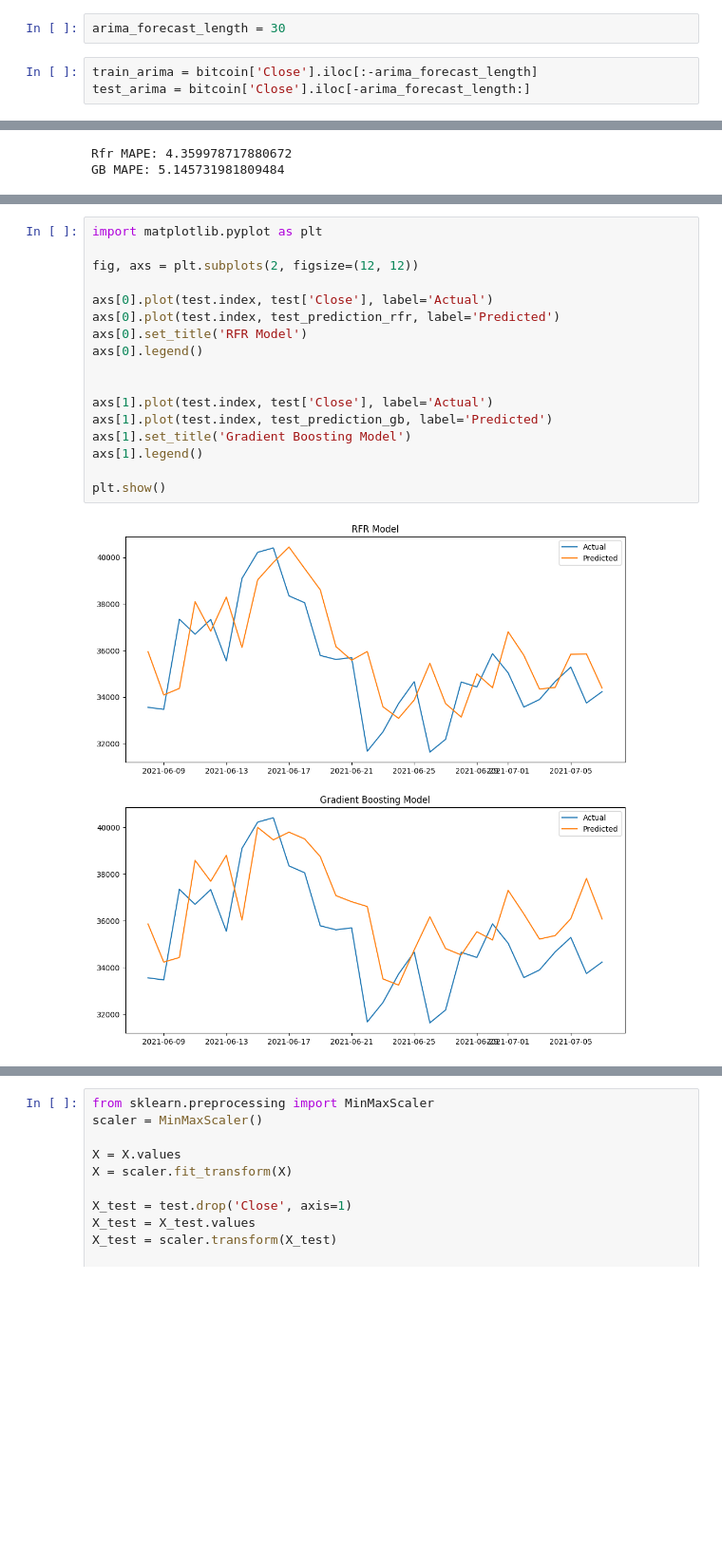
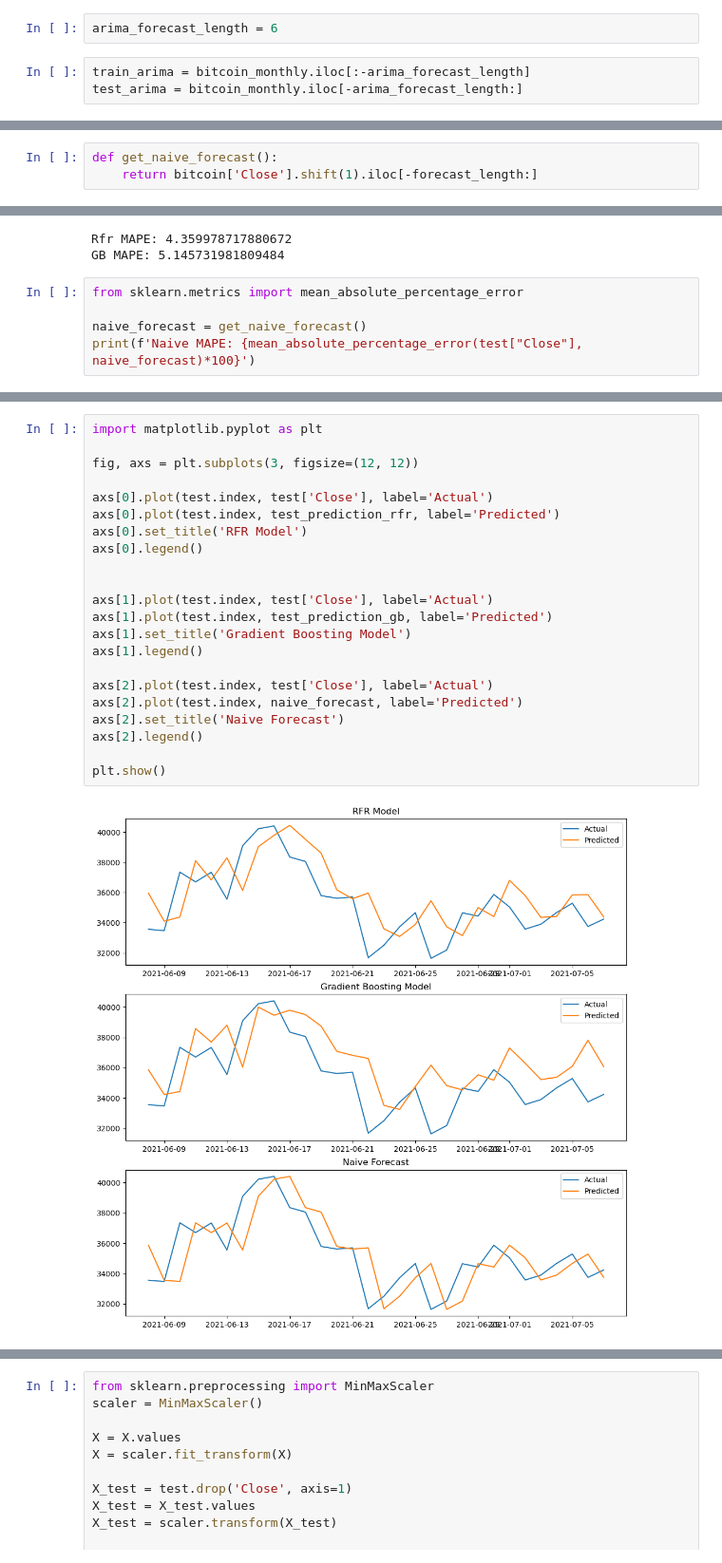
Before and after one commit to LethalDriver/Time-Series-Analysis-Lab, a Jupyter notebook: project_crypto.ipynb, the cells around one changed output, grey strips where cells are left out. Shown at 95% size. Saved outputs shown, nothing was run; the diff lists cells and outputs as text; blank space fills up the shorter version.

Commit message:
Compared the ml models to the naive forecast, made a monthly forecast with arima.

```diff
--- a/project_crypto.ipynb
+++ b/project_crypto.ipynb
@@ -70,8 +95,8 @@ Warnings:
 # %%
-arima_forecast_length = 30
+arima_forecast_length = 6
 # %%
-train_arima = bitcoin['Close'].iloc[:-arima_forecast_length]
-test_arima = bitcoin['Close'].iloc[-arima_forecast_length:]
+train_arima = bitcoin_monthly.iloc[:-arima_forecast_length]
+test_arima = bitcoin_monthly.iloc[-arima_forecast_length:]
 # %%
 model.fit(train_arima)
 fitted_values = model.predict_in_sample()
@@ -162,6 +193,9 @@ def make_predictions(model):
     y_pred = model.predict(X_test)
 
     return y_pred
+# %%
+def get_naive_forecast():
+    return bitcoin['Close'].shift(1).iloc[-forecast_length:]
 # %%
 test_prediction_rfr = make_dynamic_predictions(train['Close'].values, test['Close'].values, rf_model, lag_count)
 test_prediction_gb = make_dynamic_predictions(train['Close'].values, test['Close'].values, gb_model, lag_count)
@@ -174,3 +208,8 @@ print(f'GB MAPE: {mean_absolute_percentage_error(test["Close"], test_prediction_
 # %% [output]
 Rfr MAPE: 4.359978717880672
 GB MAPE: 5.145731981809484
+# %%
+from sklearn.metrics import mean_absolute_percentage_error
+
+naive_forecast = get_naive_forecast()
+print(f'Naive MAPE: {mean_absolute_percentage_error(test["Close"], naive_forecast)*100}')
@@ -177,19 +218,24 @@ GB MAPE: 5.145731981809484
 # %%
 import matplotlib.pyplot as plt
 
-fig, axs = plt.subplots(2, figsize=(12, 12))
+fig, axs = plt.subplots(3, figsize=(12, 12))
 
 axs[0].plot(test.index, test['Close'], label='Actual')
 axs[0].plot(test.index, test_prediction_rfr, label='Predicted')
 axs[0].set_title('RFR Model')
 axs[0].legend()
 
 
 axs[1].plot(test.index, test['Close'], label='Actual')
 axs[1].plot(test.index, test_prediction_gb, label='Predicted')
 axs[1].set_title('Gradient Boosting Model')
 axs[1].legend()
 
+axs[2].plot(test.index, test['Close'], label='Actual')
+axs[2].plot(test.index, naive_forecast, label='Predicted')
+axs[2].set_title('Naive Forecast')
+axs[2].legend()
+
 plt.show()
 # %% [output]
-[figure, old version]
+[figure, new version]
```
Also changed, not shown: parts of 14 cells of this notebook.
